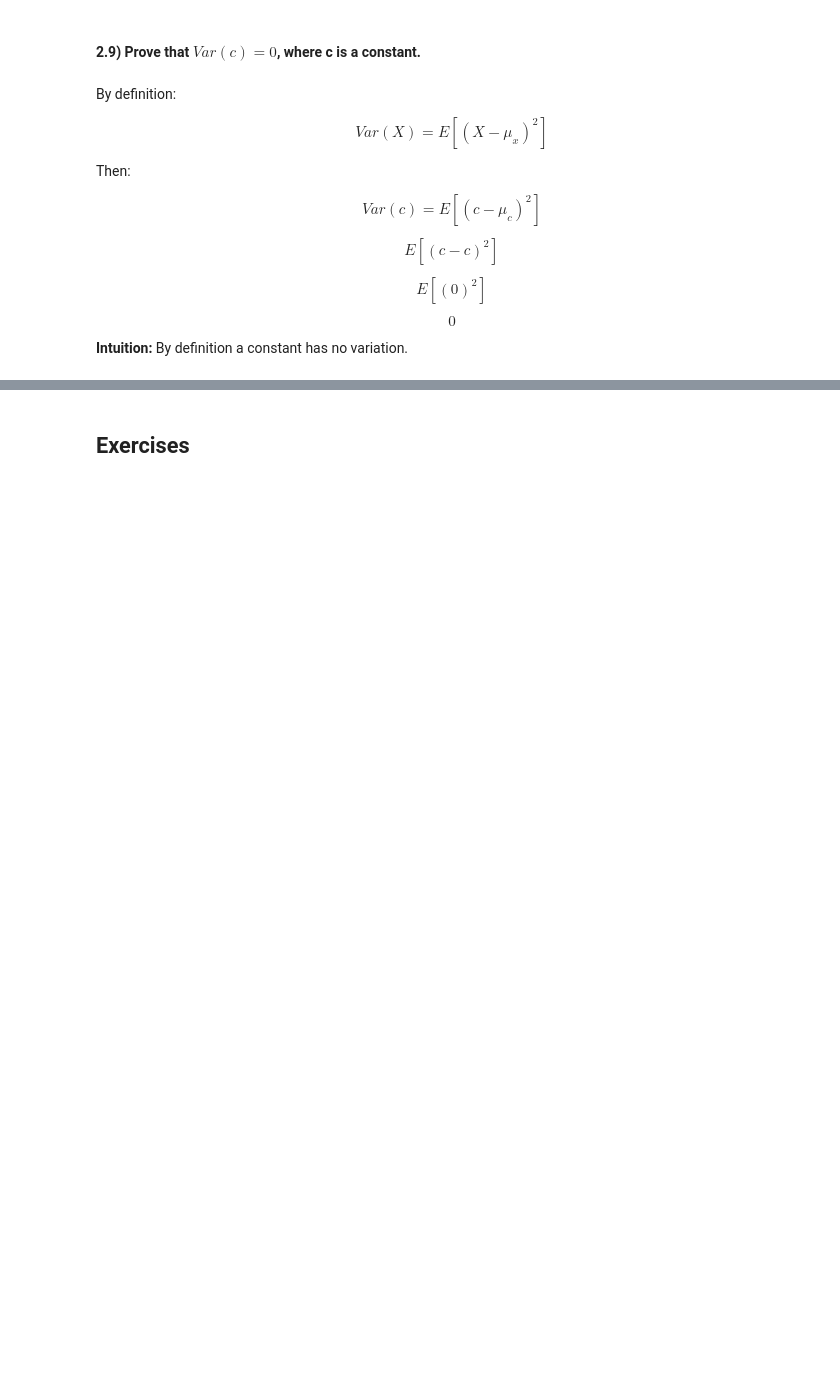
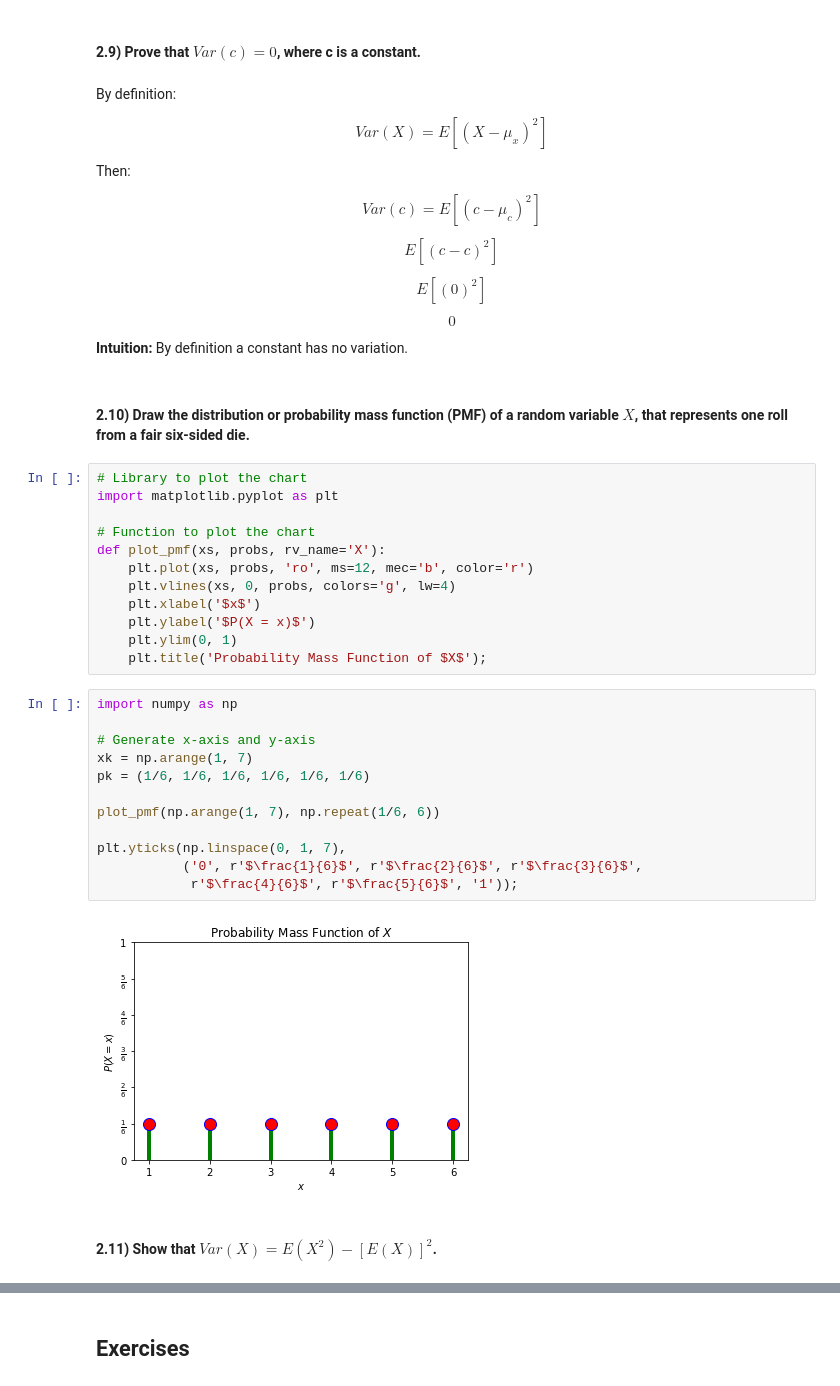
Before and after one commit to Prob-Stat-Python/textbook, a Jupyter notebook: _sources/2)_Random_Variables.ipynb, the cells around one changed output, grey strips where cells are left out. Cells and saved outputs as stored; diff of their text form; blank space fills up the shorter version.

```diff
--- a/_sources/2)_Random_Variables.ipynb
+++ b/_sources/2)_Random_Variables.ipynb
@@ -192,3 +197,33 @@ $$ E[(0)^2] $$
 $$0$$
 
 **Intuition:** By definition a constant has no variation.
+# %% [markdown]
+#### 2.10) Draw the distribution or probability mass function (PMF) of a random variable $X$, that represents one roll from a fair six-sided die.
+# %%
+# Library to plot the chart
+import matplotlib.pyplot as plt
+
+# Function to plot the chart
+def plot_pmf(xs, probs, rv_name='X'):
+    plt.plot(xs, probs, 'ro', ms=12, mec='b', color='r')
+    plt.vlines(xs, 0, probs, colors='g', lw=4)
+    plt.xlabel('$x$')
+    plt.ylabel('$P(X = x)$')
+    plt.ylim(0, 1)
+    plt.title('Probability Mass Function of $X$');
+# %%
+import numpy as np
+
+# Generate x-axis and y-axis
+xk = np.arange(1, 7)
+pk = (1/6, 1/6, 1/6, 1/6, 1/6, 1/6)
+
+plot_pmf(np.arange(1, 7), np.repeat(1/6, 6))
+
+plt.yticks(np.linspace(0, 1, 7),
+           ('0', r'$\frac{1}{6}$', r'$\frac{2}{6}$', r'$\frac{3}{6}$',
+            r'$\frac{4}{6}$', r'$\frac{5}{6}$', '1'));
+# %% [output]
+[figure, added]
+# %% [markdown]
+#### 2.11) Show that $Var(X)=E(X^2) -[E(X)]^2$.
```
Also changed, not shown: parts of 23 cells of this notebook, 8 other files.
